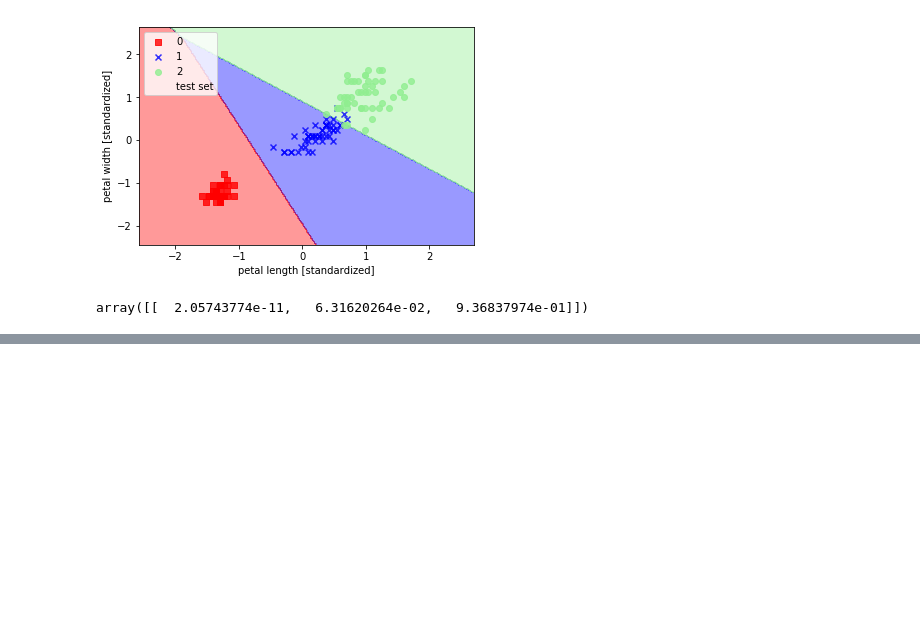
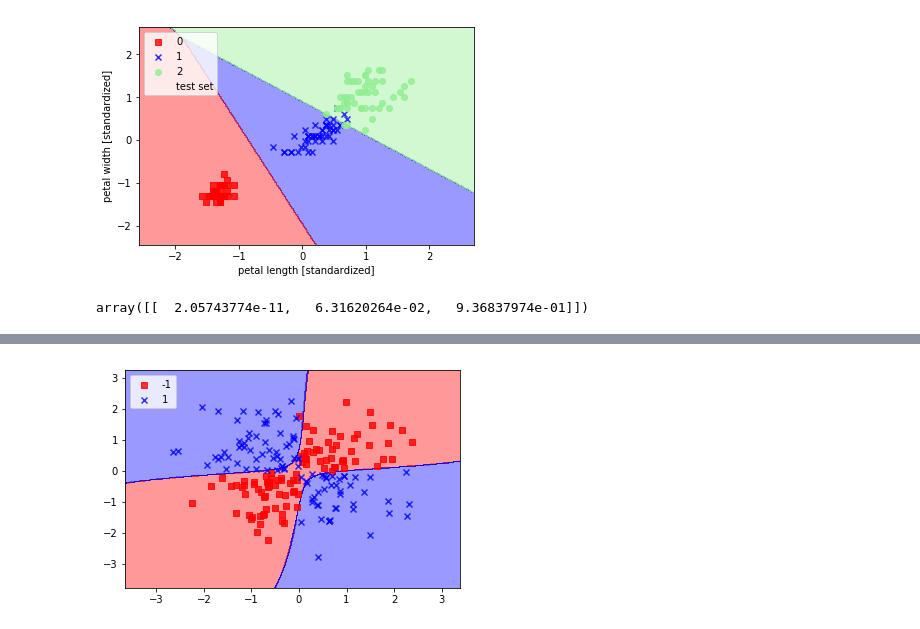
Before and after one commit to shunjilin/Python-Machine-Learning, a Jupyter notebook: 03.ATourOfMachineLearningClassifiersUsingScikitLearn/IrisClassification2.ipynb, the cells around one changed output, grey strips where cells are left out. Cells and saved outputs as stored; diff of their text form; code cells hidden in the pictures; blank space fills up the shorter version.

```diff
--- a/03.ATourOfMachineLearningClassifiersUsingScikitLearn/IrisClassification2.ipynb
+++ b/03.ATourOfMachineLearningClassifiersUsingScikitLearn/IrisClassification2.ipynb
@@ -143,0 +203,10 @@ array([[  2.05743774e-11,   6.31620264e-02,   9.36837974e-01]])
+# %%
+# Using the kernel trick to find separating hyperplanes in higher dimensional space
+svm = SVC(kernel='rbf', random_state=0, gamma=0.10, C=10.0) # Radial Basis Function kernel
+# gamma is cut off parameter, higher gamma softer decision boundary
+svm.fit(X_xor, y_xor)
+plot_decision_regions(X_xor, y_xor, classifier=svm)
+plt.legend(loc='upper left')
+plt.show()
+# %% [output]
+[figure, added]
```
Also changed, not shown: parts of 7 cells of this notebook.
